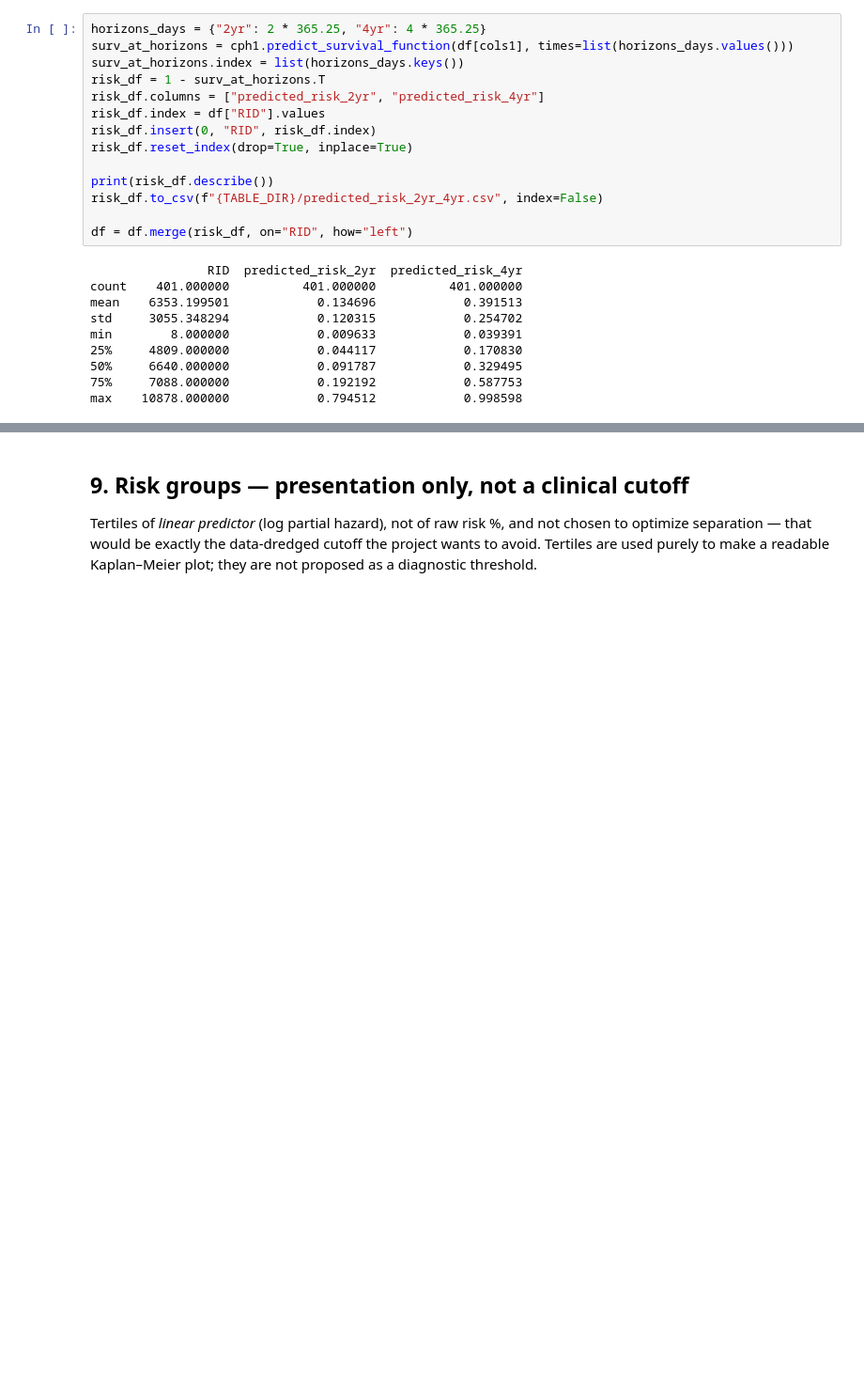
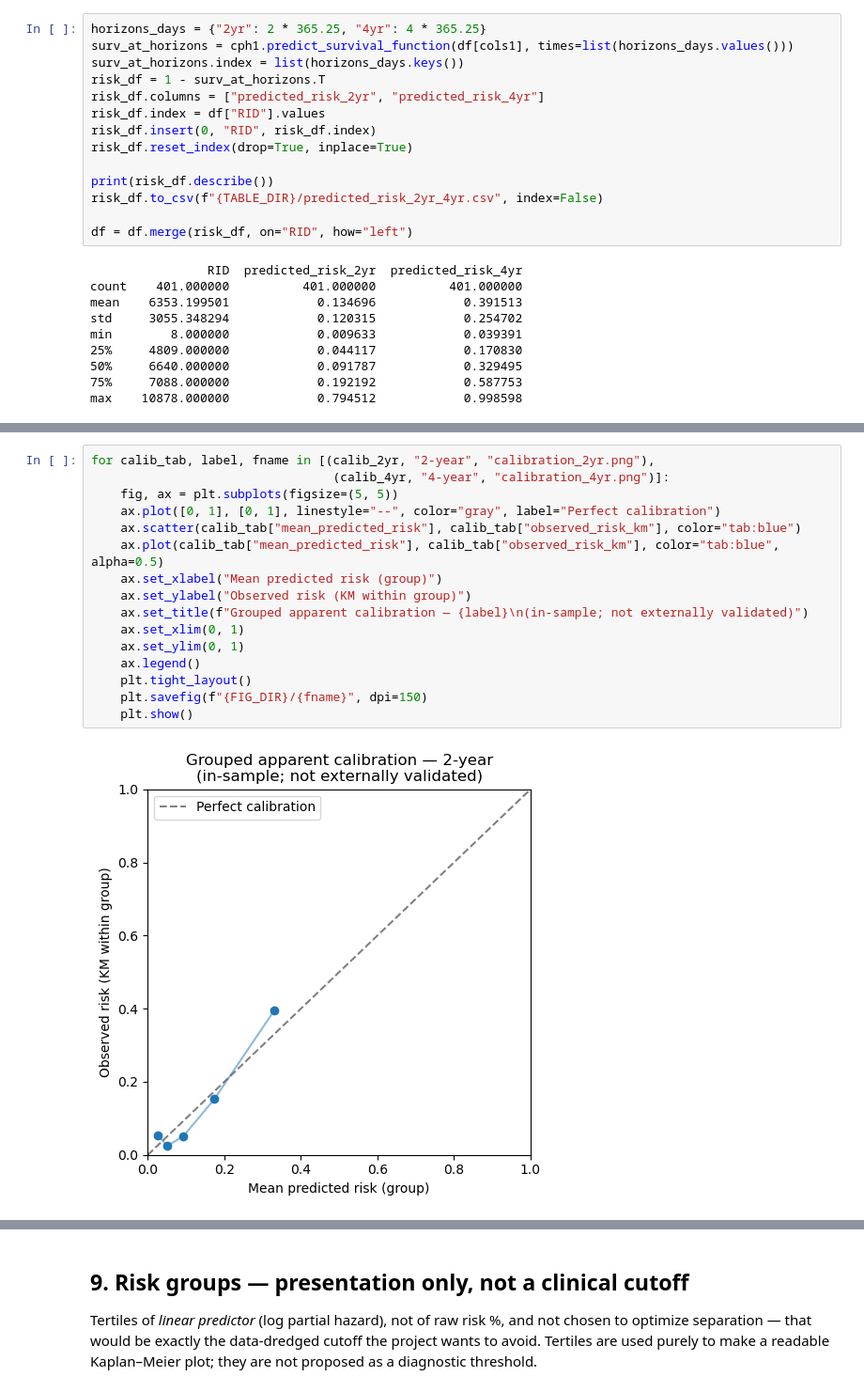
Before and after one commit to Mizi-mizi/Predict_Alzheimer_Diagnosis_from_biomarkers, a Jupyter notebook: survival_analysis/analysis/02_mci_survival_primary_analysis.ipynb, the cells around one changed output, grey strips where cells are left out. Shown at 94% size. Saved outputs shown, nothing was run; the diff lists cells and outputs as text; blank space fills up the shorter version.

```diff
--- a/survival_analysis/analysis/02_mci_survival_primary_analysis.ipynb
+++ b/survival_analysis/analysis/02_mci_survival_primary_analysis.ipynb
@@ -293,0 +546,18 @@ max    10878.000000            0.794512            0.998598
+# %%
+for calib_tab, label, fname in [(calib_2yr, "2-year", "calibration_2yr.png"),
+                                 (calib_4yr, "4-year", "calibration_4yr.png")]:
+    fig, ax = plt.subplots(figsize=(5, 5))
+    ax.plot([0, 1], [0, 1], linestyle="--", color="gray", label="Perfect calibration")
+    ax.scatter(calib_tab["mean_predicted_risk"], calib_tab["observed_risk_km"], color="tab:blue")
+    ax.plot(calib_tab["mean_predicted_risk"], calib_tab["observed_risk_km"], color="tab:blue", alpha=0.5)
+    ax.set_xlabel("Mean predicted risk (group)")
+    ax.set_ylabel("Observed risk (KM within group)")
+    ax.set_title(f"Grouped apparent calibration — {label}\n(in-sample; not externally validated)")
+    ax.set_xlim(0, 1)
+    ax.set_ylim(0, 1)
+    ax.legend()
+    plt.tight_layout()
+    plt.savefig(f"{FIG_DIR}/{fname}", dpi=150)
+    plt.show()
+# %% [output]
+[figure, added]
```
Also changed, not shown: parts of 17 cells of this notebook, 15 other files.
